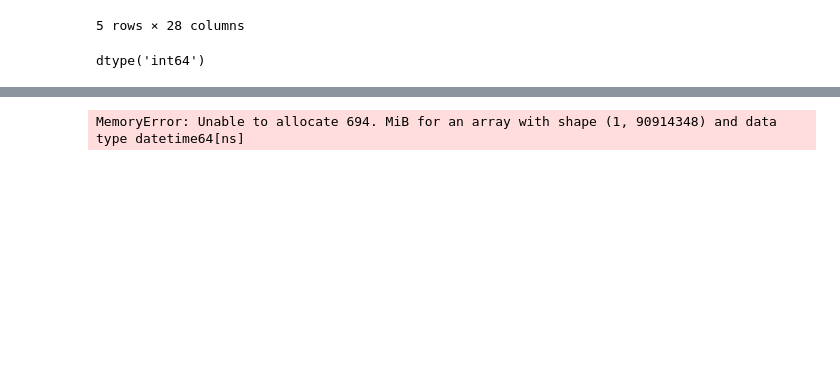
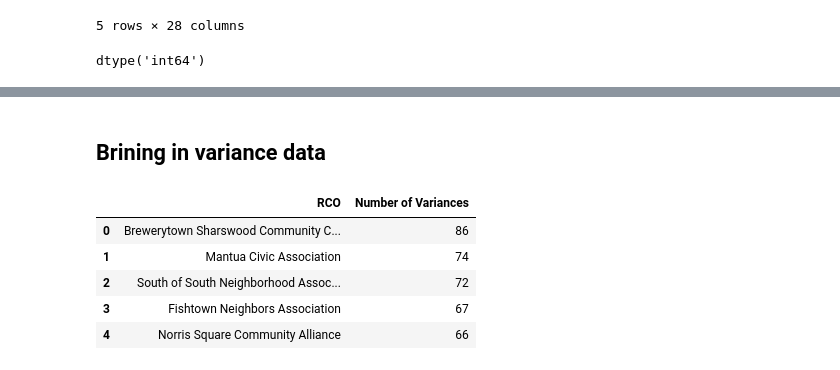
Before and after one commit to avavani/Practicum, a Jupyter notebook: notebooks/impact_score.ipynb, the cells around one changed output, grey strips where cells are left out. Drawn from its saved outputs; the diff is of its cells as text; code cells hidden in the pictures; blank space fills up the shorter version.

```diff
--- a/notebooks/impact_score.ipynb
+++ b/notebooks/impact_score.ipynb
@@ -431,4 +414,13 @@ yimby_data.head()
-# %%
-yimby_joined = gpd.sjoin(multi_single_cons, yimby_data, how='left', predicate='intersects')
-# %% [output]
-MemoryError: Unable to allocate 694. MiB for an array with shape (1, 90914348) and data type datetime64[ns]
+# %% [markdown]
+## Brining in variance data
+# %%
+variances = pd.read_csv(r"C:\Penn MCP\Fourth Semester\Practicum\notebooks\variances.csv")
+variances.head()
+# Variance data from 2020 to 2023 (mention this in the report and presentation)
+# %% [output]
+|  | RCO | Number of Variances |
+| 0 | Brewerytown Sharswood Community C... | 86 |
+| 1 | Mantua Civic Association | 74 |
+| 2 | South of South Neighborhood Assoc... | 72 |
+| 3 | Fishtown Neighbors Association | 67 |
+| 4 | Norris Square Community Alliance | 66 |
```
Also changed, not shown: parts of 11 cells of this notebook.
